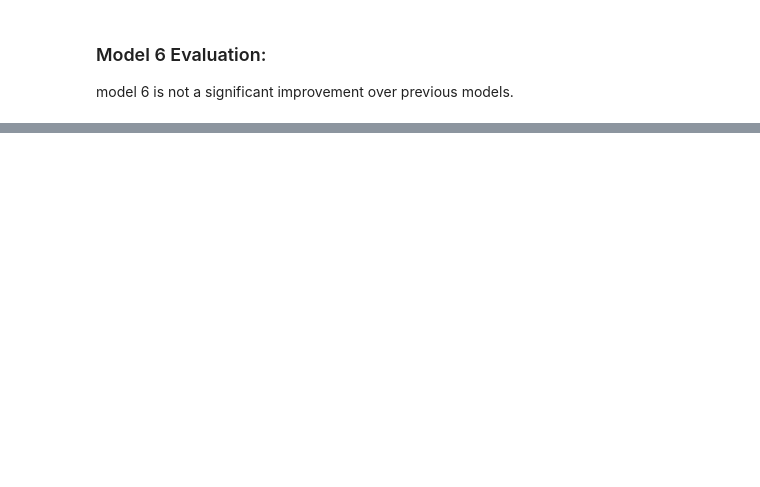
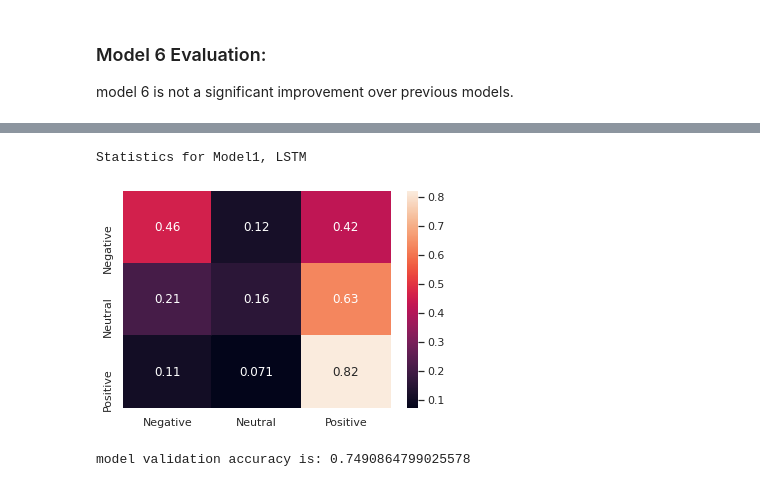
Before and after one commit to Caellwyn/product-flexible-twitter-sentiment-analysis, a Jupyter notebook: notebooks/exploratory/josh_LSTM_models.ipynb, the cells around one changed output, grey strips where cells are left out. Cells and saved outputs as stored; diff of their text form; code cells hidden in the pictures; blank space fills up the shorter version.

```diff
--- a/notebooks/exploratory/josh_LSTM_models.ipynb
+++ b/notebooks/exploratory/josh_LSTM_models.ipynb
@@ -132,6 +132,7 @@ X_test = sequence.pad_sequences(tokenized_X_test, maxlen=128)
 
 #Create SMOTE'd version of X_t
 X_t_res, y_t_res = sm.fit_sample(X_t,y_t)
+X_train_res, y_train_res = sm.fit_sample(X_train,y_train)
 # %% [markdown]
 ## Model 1
 RNN First Simple Model, no SMOTE
@@ -708,0 +713,17 @@ model 6 is not a significant improvement over previous models.
+# %%
+tuner = kt.Hyperband(make_model_final,
+                     objective = 'acc',
+                     max_epochs = 25,
+                     factor = 5,
+                     directory = '/content/drive/My Drive/Colab Notebooks/flatiron_project_4/tuner_final_LSTM',
+                     project_name = 'NLP_phase_4_final_LSTM_model')
+
+tuner.search(X_train_res, y_train_res,
+             epochs = 25,
+             validation_data = (X_val, y_val),
+             callbacks = [ClearTrainingOutput()])
+
+best_hps = tuner.get_best_hyperparameters(num_trials = 1)[0]
+final_model = tuner.hypermodel.build(best_hps)
+IPython.display.display(final_model.summary())
+print(f'Optimizer chosen: {best_hps.get("activation")}')
@@ -708,0 +744,18 @@ model 6 is not a significant improvement over previous models.
+# %%
+history = final_model.fit(X_train_res, y_train_res,
+                          epochs = 50,
+                          batch_size = 50,
+                          validation_data = (X_test,y_test),
+                          verbose = 0)
+
+graph_model_history(history)
+# %%
+y_pred = final_model.predict(X_test)
+y_pred = np.argmax(y_pred, axis = 1).reshape(-1,1)
+print('Statistics for Model1, LSTM')
+plot_confusion_matrix(y_test,y_pred)
+print(f'model validation accuracy is: {accuracy_score(y_test,y_pred)}')
+# %% [output]
+Statistics for Model1, LSTM
+[figure, added]
+model validation accuracy is: 0.7490864799025578
```
Also changed, not shown: parts of 10 cells of this notebook, 1 other file.
